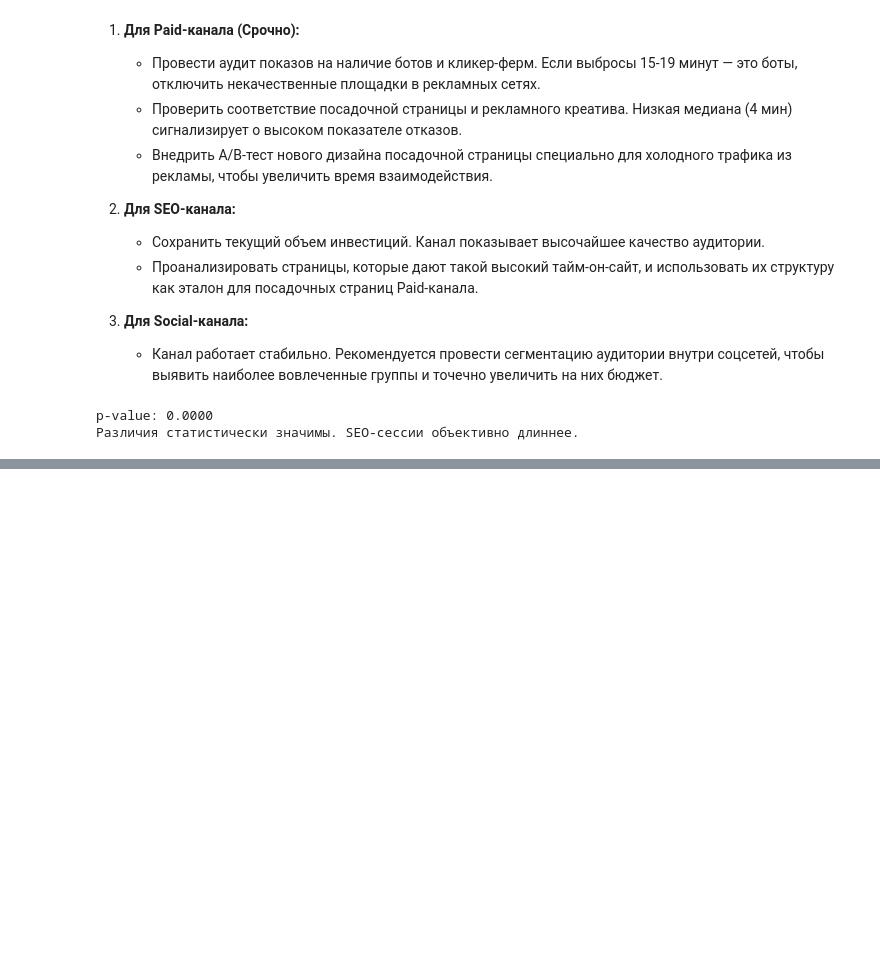
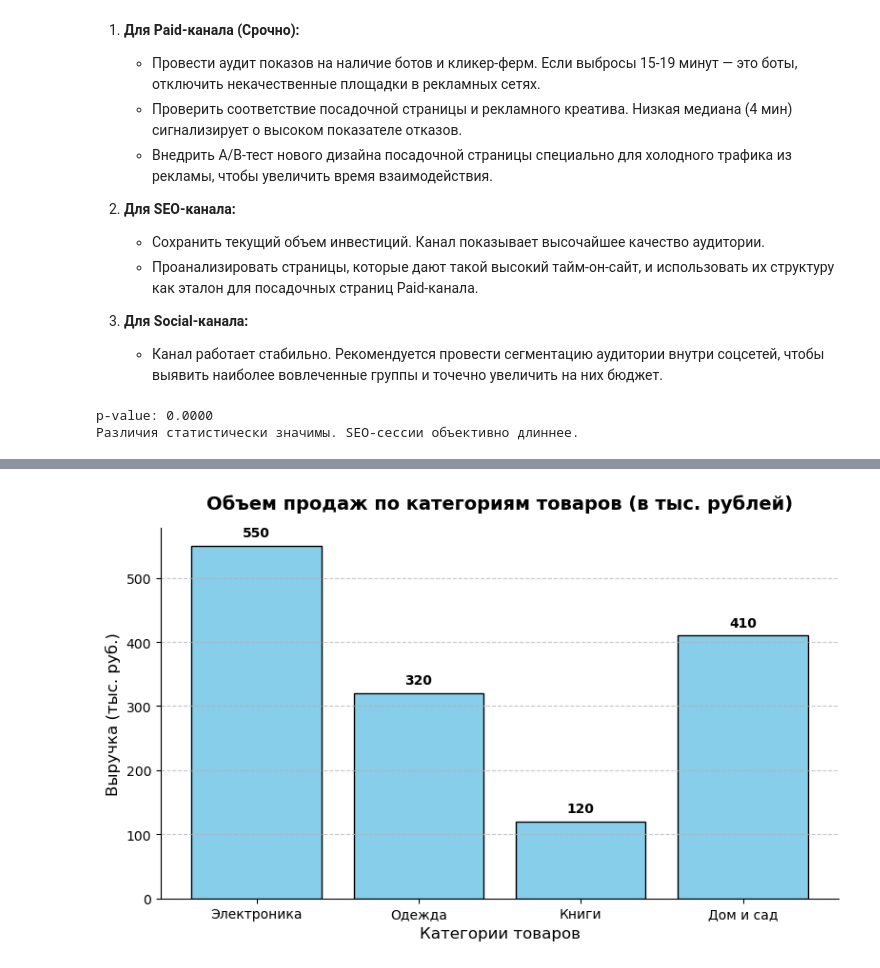
Before and after one commit to sashakornilov3-bit/Descriptive-Statistics, a Jupyter notebook: Data_Analyst_statistics.ipynb, the cells around one changed output, grey strips where cells are left out. Saved outputs shown, nothing was run; the diff lists cells and outputs as text; code cells hidden in the pictures; blank space fills up the shorter version.

```diff
--- a/Data_Analyst_statistics.ipynb
+++ b/Data_Analyst_statistics.ipynb
@@ -946,0 +956,33 @@ p-value: 0.0000
+# %%
+import matplotlib.pyplot as plt
+
+# 1. Подготовка данных
+categories = ['Электроника', 'Одежда', 'Книги', 'Дом и сад']
+sales = [550, 320, 120, 410] # Выручка в тыс. рублей
+
+# 2. Создание и настройка фигуры графика
+plt.figure(figsize=(8, 5))
+
+# 3. Построение столбчатой диаграммы
+# color='skyblue' - цвет столбцов, edgecolor='black' - черная обводка для четкости
+plt.bar(categories, sales, color='skyblue', edgecolor='black')
+
+# 4. Добавление заголовка и подписей осей
+plt.title('Объем продаж по категориям товаров (в тыс. рублей)', fontsize=14, fontweight='bold', pad=15)
+plt.xlabel('Категории товаров', fontsize=12)
+plt.ylabel('Выручка (тыс. руб.)', fontsize=12)
+
+# 5. Улучшение читаемости (сетка только по оси Y)
+plt.grid(axis='y', linestyle='--', alpha=0.7)
+
+# Убираем лишние рамки сверху и справа для более чистого вида (опционально)
+plt.gca().spines['top'].set_visible(False)
+plt.gca().spines['right'].set_visible(False)
+
+for i, v in enumerate(sales):
+    plt.text(i, v + 10, str(v), ha='center', va='bottom', fontweight='bold')
+# 6. Отображение графика
+plt.tight_layout()
+plt.show()
+# %% [output]
+[figure, added]
```
Also changed, not shown: parts of 45 cells of this notebook, 1 other file.
